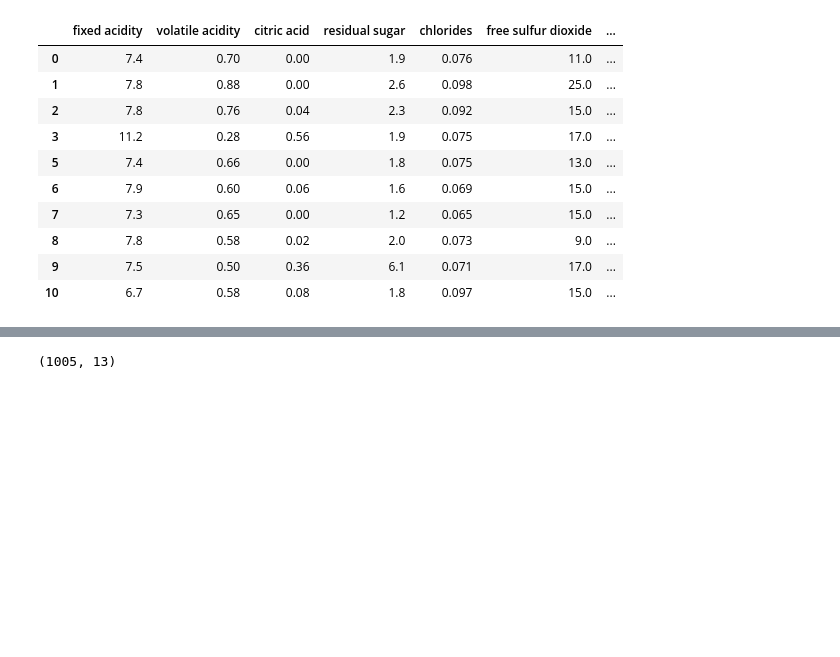
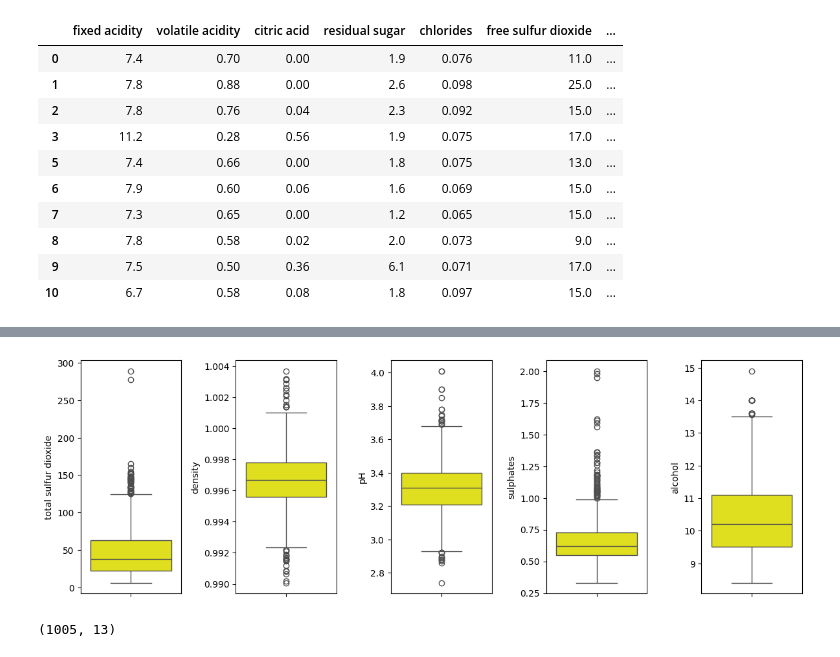
Before and after one commit to jairobernardesjunior/qualidade_do_vinho_tinto, a Jupyter notebook: qualidade_do_vinho_tinto_analisa.ipynb, the cells around one changed output, grey strips where cells are left out. Cells and saved outputs as stored; diff of their text form; code cells hidden in the pictures; blank space fills up the shorter version.

```diff
--- a/qualidade_do_vinho_tinto_analisa.ipynb
+++ b/qualidade_do_vinho_tinto_analisa.ipynb
@@ -131 +143,12 @@ dfx.head(10)
+# %%
+# visualizando boxplot para ver a distribuição nos quartis e a existência de outliers
+fig, axs = plt.subplots(nrows=1, ncols=5, figsize=(12, 4), tight_layout=True)
+
+search_outliers = ['total sulfur dioxide', 'density', 'pH', 'sulphates', 'alcohol']
+
+for i, column in enumerate(search_outliers):
+    sns.boxplot(y=column, data=dfx, ax=axs[i], color='yellow')
+plt.show()
+# %% [output]
+[figure, added]
 # %%
```
Also changed, not shown: parts of 3 cells of this notebook, 1 other file.
